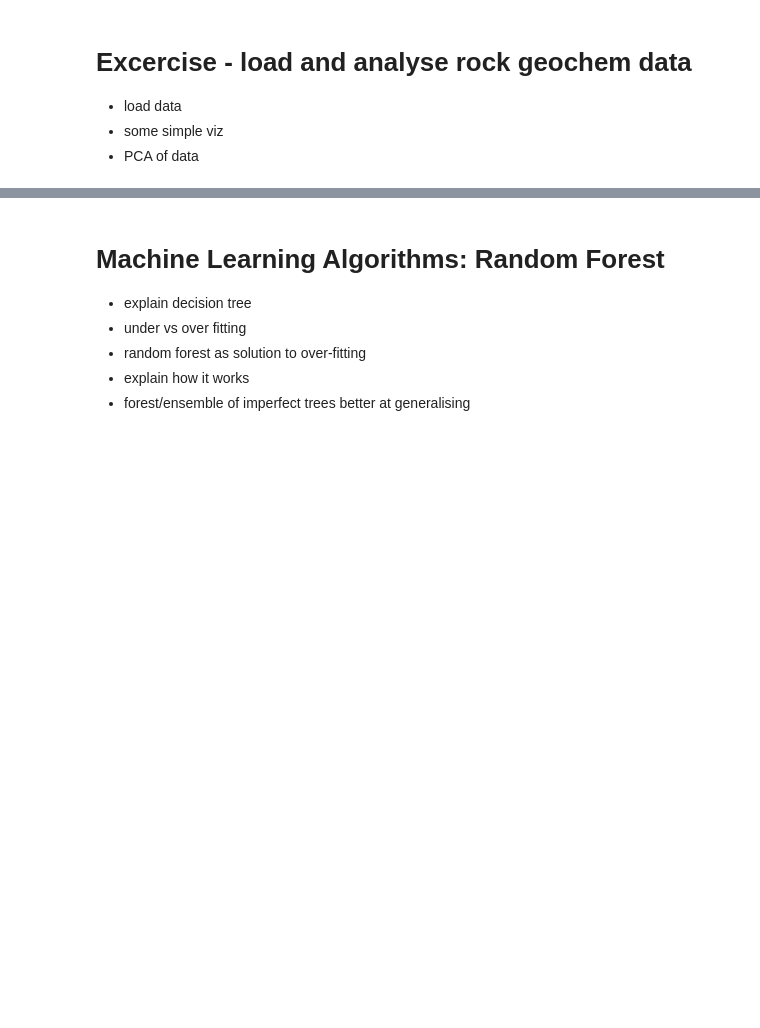
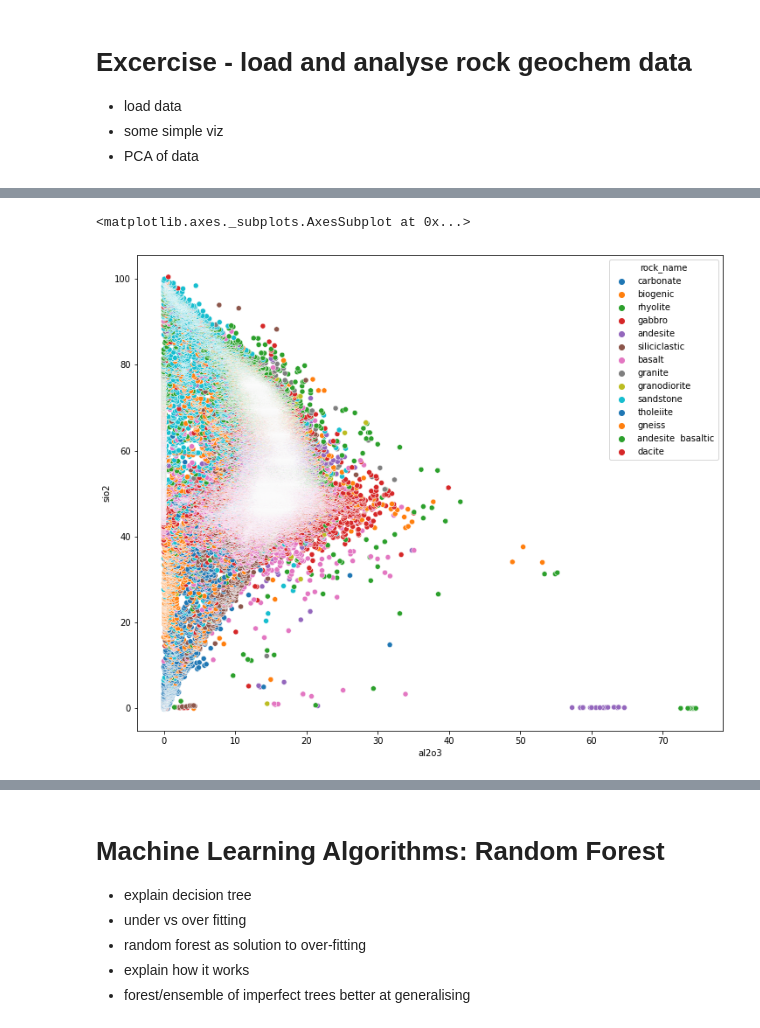
Before and after one commit to ds4geo/ds4geo, a Jupyter notebook: WS 2020 Course Notes/Session 9.ipynb, the cells around one changed output, grey strips where cells are left out. Cells and saved outputs as stored; diff of their text form; code cells hidden in the pictures; blank space fills up the shorter version.

```diff
--- a/WS 2020 Course Notes/Session 9.ipynb
+++ b/WS 2020 Course Notes/Session 9.ipynb
@@ -25,0 +43,6 @@ youtube CGP grey
+# %%
+fig, ax = plt.subplots(figsize=(12,10))
+sns.scatterplot(data=dat, x="al2o3", y="sio2", hue="rock_name", ax=ax, palette="tab10")
+# %% [output]
+<matplotlib.axes._subplots.AxesSubplot at 0x...>
+[figure, added]
```
Also changed, not shown: parts of 12 cells of this notebook.
